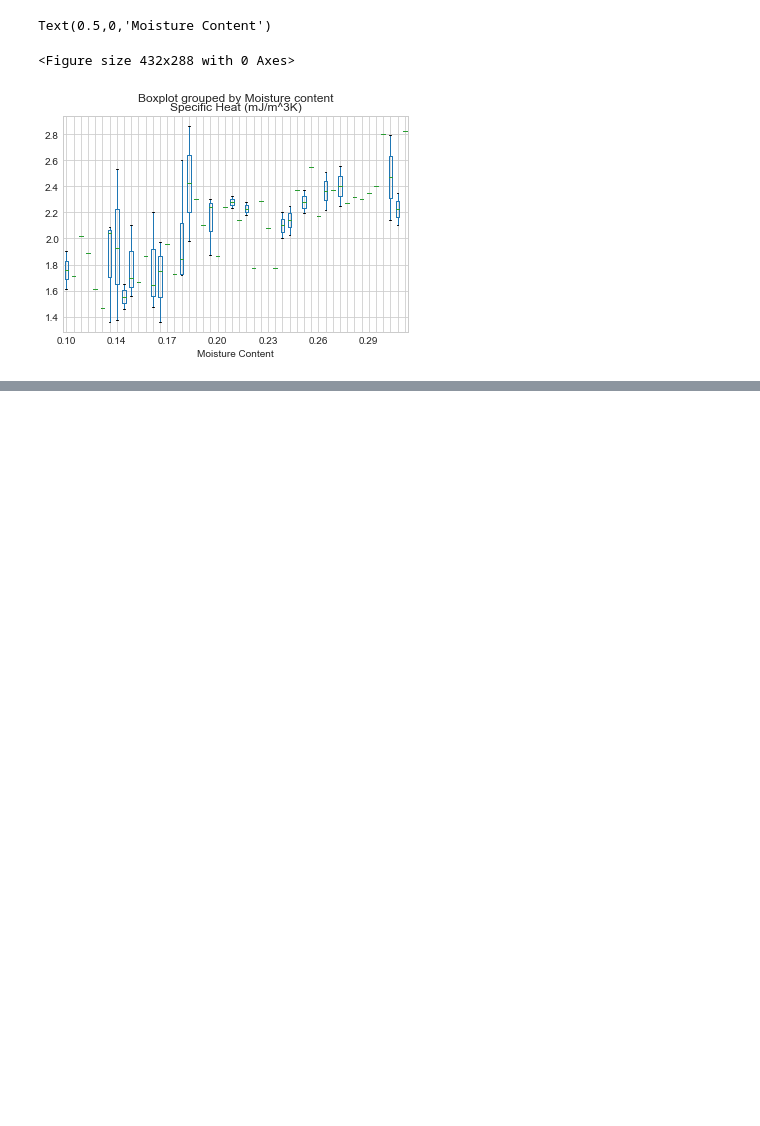
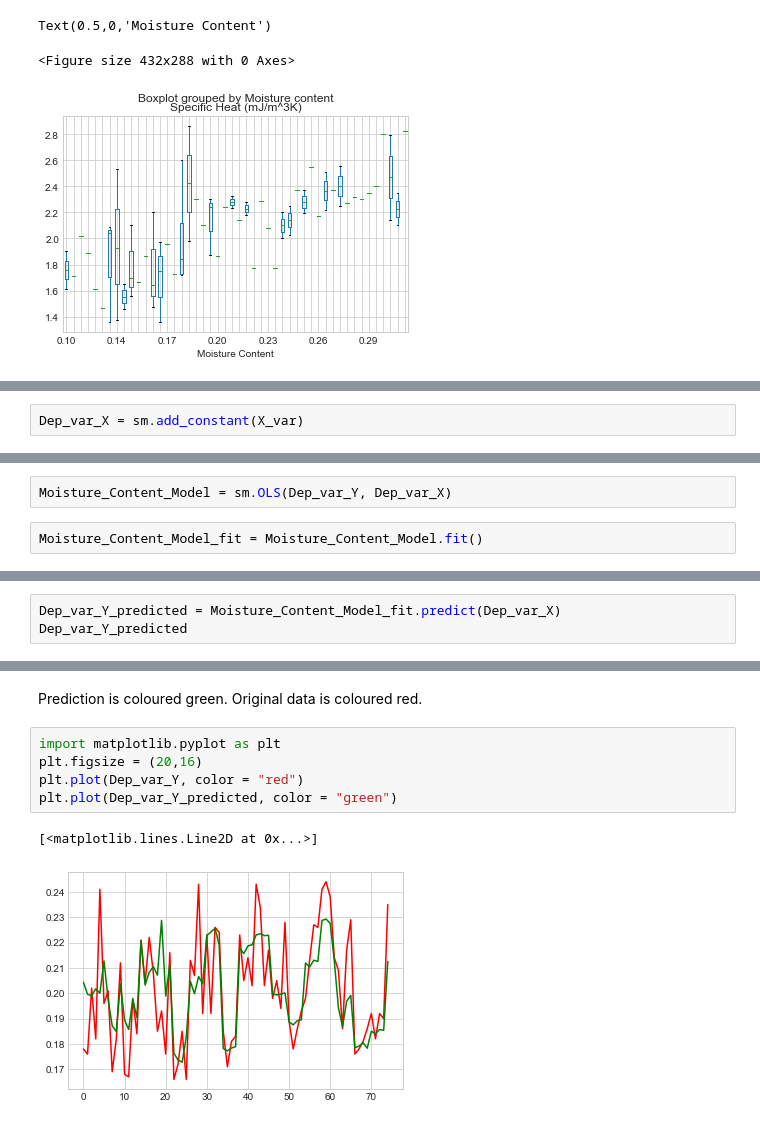
Before and after one commit to opeyemifarinde/datascience, a Jupyter notebook: Moisture_Content_Prediction_ML-checkpoint.ipynb, the cells around one changed output, grey strips where cells are left out. Cells and saved outputs as stored; diff of their text form; blank space fills up the shorter version.

```diff
--- a/Moisture_Content_Prediction_ML-checkpoint.ipynb
+++ b/Moisture_Content_Prediction_ML-checkpoint.ipynb
@@ -91,0 +131,2 @@ Text(0.5,0,'Moisture Content')
+# %%
+Dep_var_X = sm.add_constant(X_var)
@@ -91,0 +137,4 @@ Text(0.5,0,'Moisture Content')
+# %%
+Moisture_Content_Model = sm.OLS(Dep_var_Y, Dep_var_X)
+# %%
+Moisture_Content_Model_fit = Moisture_Content_Model.fit()
@@ -91,0 +167,3 @@ Text(0.5,0,'Moisture Content')
+# %%
+Dep_var_Y_predicted = Moisture_Content_Model_fit.predict(Dep_var_X)
+Dep_var_Y_predicted
@@ -91,0 +186,10 @@ Text(0.5,0,'Moisture Content')
+# %% [markdown]
+Prediction is coloured green. Original data is coloured red.
+# %%
+import matplotlib.pyplot as plt
+plt.figsize = (20,16)
+plt.plot(Dep_var_Y, color = "red")
+plt.plot(Dep_var_Y_predicted, color = "green")
+# %% [output]
+[<matplotlib.lines.Line2D at 0x...>]
+[figure, added]
```
Also changed, not shown: parts of 17 cells of this notebook.
